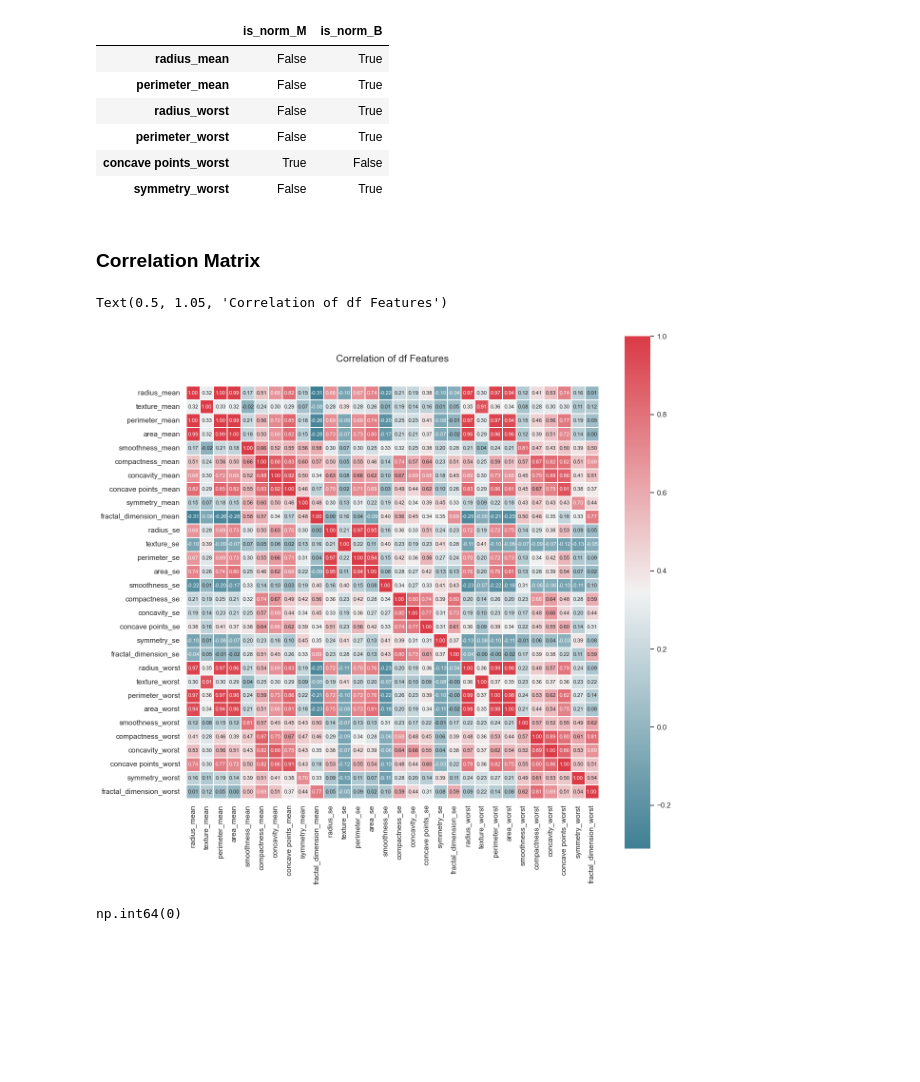
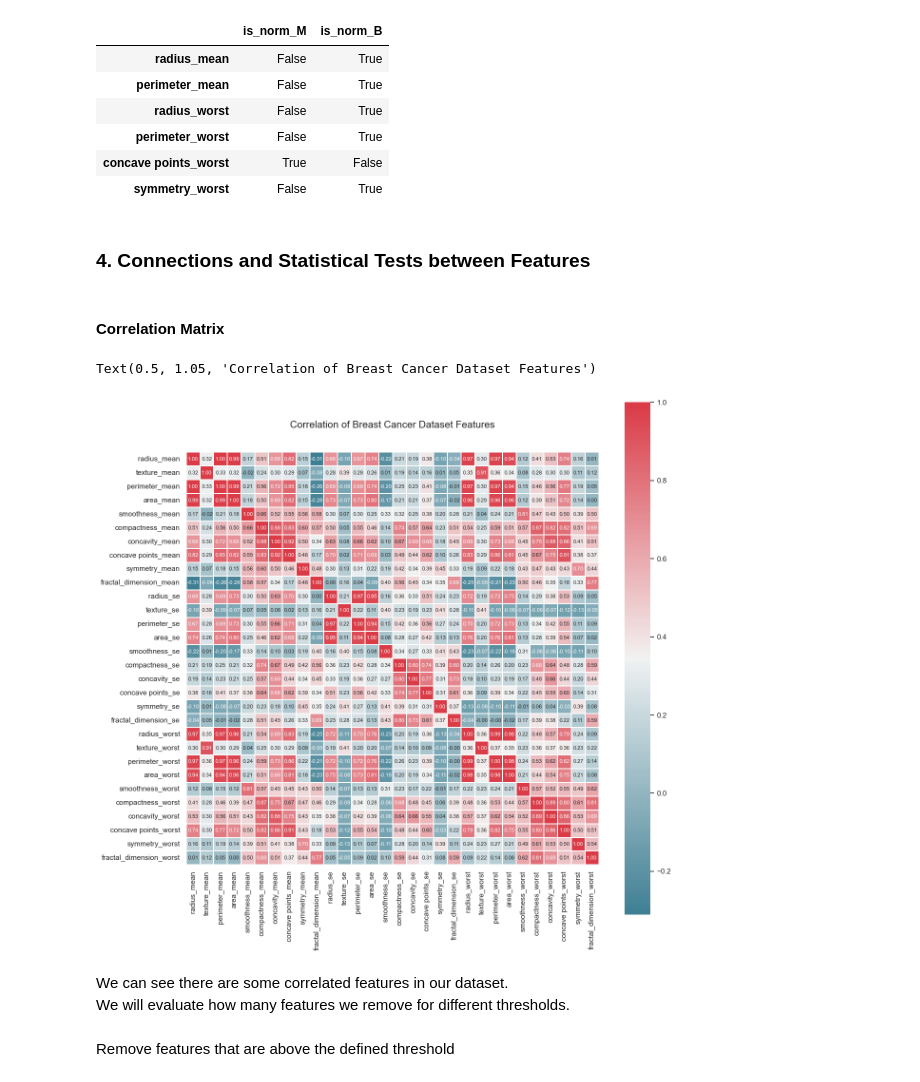
Before and after one commit to Team-AY/Breast-Cancer-Prediction, a Jupyter notebook: Breast-Cancer-EDA.ipynb, the cells around one changed output. Cells and saved outputs as stored; diff of their text form; code cells hidden in the pictures; blank space fills up the shorter version.

Commit message:
Added Correlation Test
Co-authored-by: Almog Rabani <ralmog98@gmail.com>

```diff
--- a/Breast-Cancer-EDA.ipynb
+++ b/Breast-Cancer-EDA.ipynb
@@ -302,19 +302,22 @@ df_res2.loc[df_res2.any(axis=1)==True]
 | perimeter_worst | False | True |
 | concave points_worst | True | False |
 | symmetry_worst | False | True |
+# %% [markdown]
+### 4. Connections and Statistical Tests between Features
 # %% [markdown]
-### Correlation Matrix
+#### Correlation Matrix
 # %%
 corr = df.iloc[:,1:].corr()
 colormap = sns.diverging_palette(220, 10, as_cmap = True)
 plt.figure(figsize=(14,14))
 sns.heatmap(corr, cbar = True,  square = True, annot=True, fmt= '.2f',annot_kws={'size': 8},
             cmap = colormap, linewidths=0.1, linecolor='white')
-plt.title('Correlation of df Features', y=1.05, size=15)
+plt.title('Correlation of Breast Cancer Dataset Features', y=1.05, size=15)
 # %% [output]
-Text(0.5, 1.05, 'Correlation of df Features')
+Text(0.5, 1.05, 'Correlation of Breast Cancer Dataset Features')
-[figure, old version]
+[figure, new version]
-# %%
-df.isnull().sum().sum()
-# %% [output]
-np.int64(0)
+# %% [markdown]
+We can see there are some correlated features in our dataset. <br>
+We will evaluate how many features we remove for different thresholds.
+# %% [markdown]
+Remove features that are above the defined threshold
```
Also changed, not shown: parts of 3 cells of this notebook.
